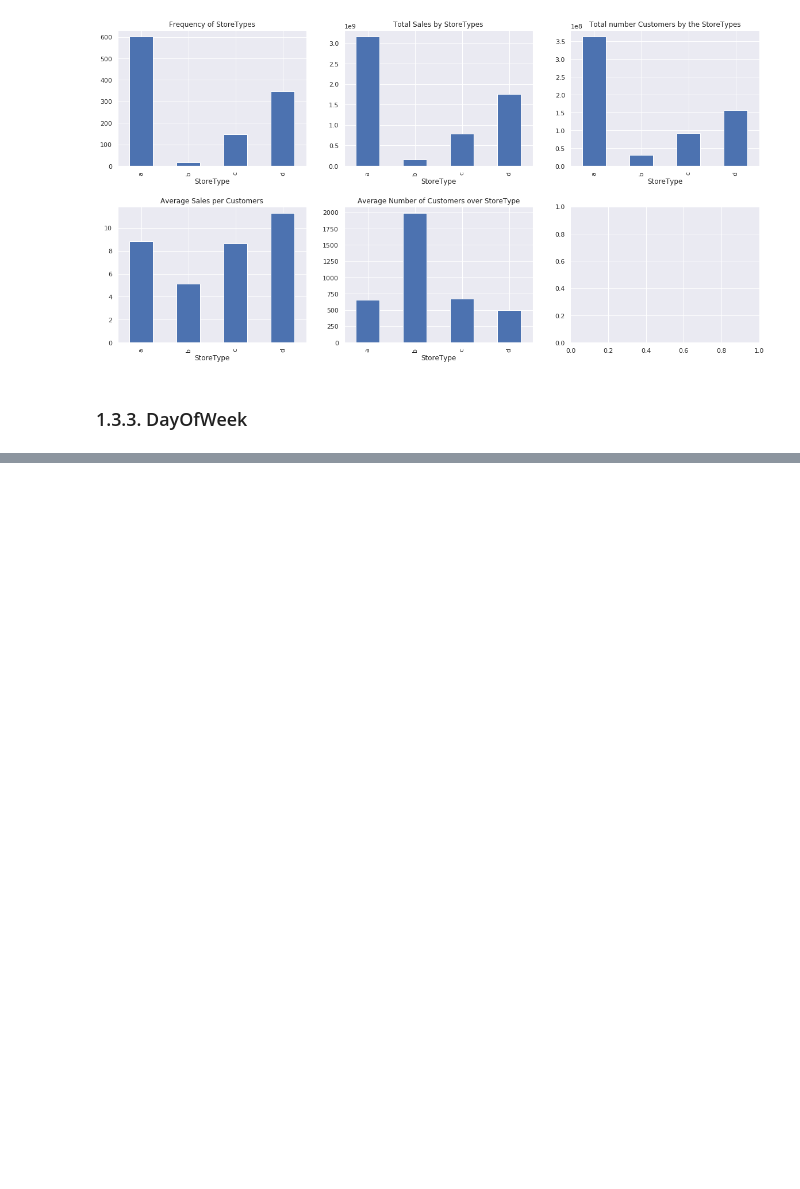
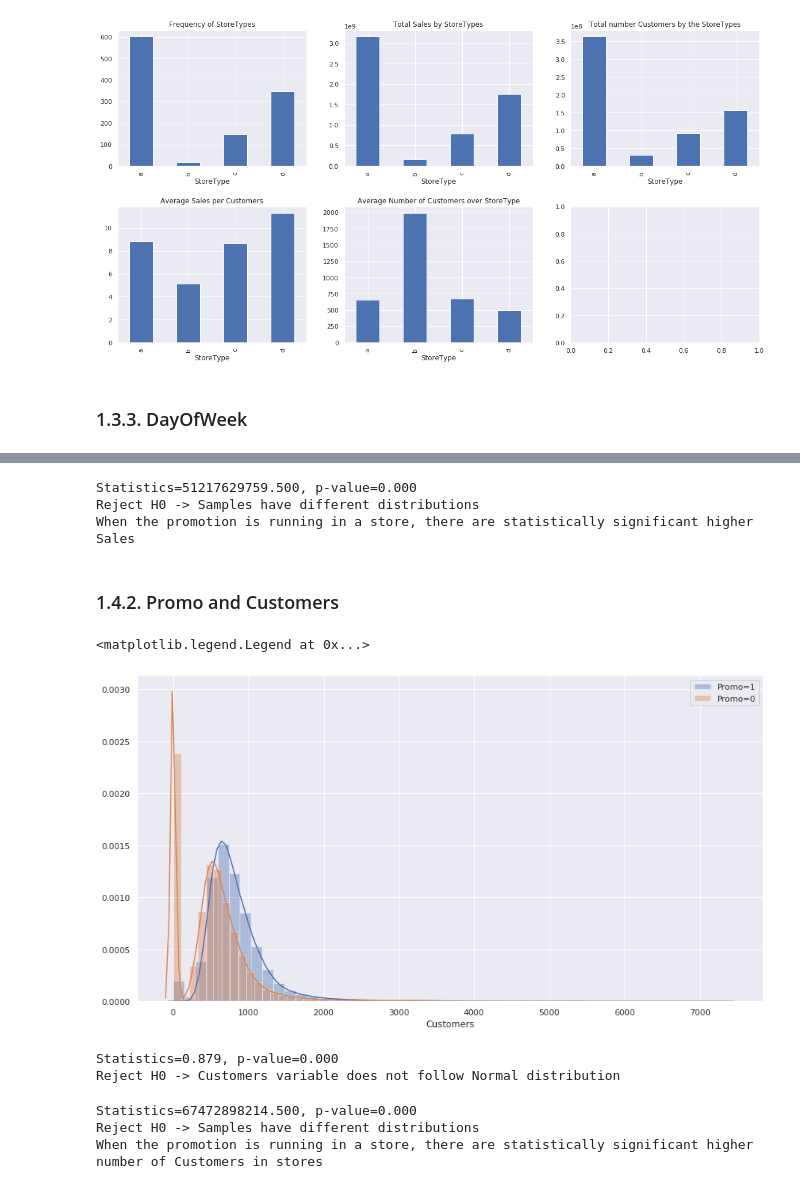
Before and after one commit to markostevankovic/Rossmann_Store_Sales, a Jupyter notebook: RossmanStoreSales.ipynb, the cells around one changed output, grey strips where cells are left out. Saved outputs shown, nothing was run; the diff lists cells and outputs as text; code cells hidden in the pictures; blank space fills up the shorter version.

```diff
--- a/RossmanStoreSales.ipynb
+++ b/RossmanStoreSales.ipynb
@@ -735,0 +835,67 @@ sns.boxplot(x="DayOfWeek", y="Sales", hue="Promo", data=train_ds)
+# %%
+# As it is shown in chapter 1.1.1, Sales variable does not follow Normal distribution.
+# In order to test whether there is statistically significant difference in Sales levels,
+# Man-Whitney U-Test will be used
+
+statistics, p_value = mannwhitneyu(train_ds[train_ds.Promo==0].Sales, train_ds[train_ds.Promo==1].Sales)
+print('Statistics=%.3f, p-value=%.3f' % (statistics, p_value))
+# interpret
+alpha = 0.05
+if p > alpha:
+    print('Fail to reject H0 -> Samples have the same distribution')
+else:
+    print('Reject H0 -> Samples have different distributions\nWhen the promotion is running in a store, there are statistically significant higher Sales')
+
+# Conclusion: The p-value strongly suggests that the sample distributions are different, as it could be seen
+# on previous distribution and box plots.
+# When the promotion is running in a store, there are statistically significant higher Sales
+# %% [output]
+Statistics=51217629759.500, p-value=0.000
+Reject H0 -> Samples have different distributions
+When the promotion is running in a store, there are statistically significant higher Sales
+# %% [markdown]
+### 1.4.2. Promo and Customers
+# %%
+plt.figure(figsize=(15,8))
+sns.distplot(train_ds[train_ds.Promo==1].Customers, label='Promo=1')
+sns.distplot(train_ds[train_ds.Promo==0].Customers, label='Promo=0')
+plt.legend()
+
+# According to distribution plots, distribution of Customers variable is slightly
+# different when the store has a promotion, statistical test are needed to confirm.
+# %% [output]
+<matplotlib.legend.Legend at 0x...>
+[figure, added]
+# %%
+# Shapiro-Wilk Test
+statistics,p = shapiro(train_ds.Customers)
+print('Statistics=%.3f, p-value=%.3f' % (statistics, p))
+
+alpha = 0.05
+if p > alpha:
+    print('Fail to reject H0 -> Customers variable is Normaly distributed')
+else:
+    print('Reject H0 -> Customers variable does not follow Normal distribution')
+# %% [output]
+Statistics=0.879, p-value=0.000
+Reject H0 -> Customers variable does not follow Normal distribution
+# %%
+# Because Customers variable does not follow Normal distribution, Man-Whitney U-test is conducted
+
+statistics, p_value = mannwhitneyu(train_ds[train_ds.Promo==0].Customers, train_ds[train_ds.Promo==1].Customers)
+print('Statistics=%.3f, p-value=%.3f' % (statistics, p_value))
+
+# interpret
+alpha = 0.05
+if p > alpha:
+    print('Fail to reject H0 -> Samples have the same distribution')
+else:
+    print('Reject H0 -> Samples have different distributions\nWhen the promotion is running in a store, there are statistically significant higher number of Customers in stores')
+
+# Conclusion: The p-value strongly suggests that the sample distributions are different, as it could be seen
+# on previous distribution and box plots.
+# When the promotion is running in a store, there are statistically significant higher number of Customers!
+# %% [output]
+Statistics=67472898214.500, p-value=0.000
+Reject H0 -> Samples have different distributions
+When the promotion is running in a store, there are statistically significant higher number of Customers in stores
```
Also changed, not shown: parts of 41 cells of this notebook.
